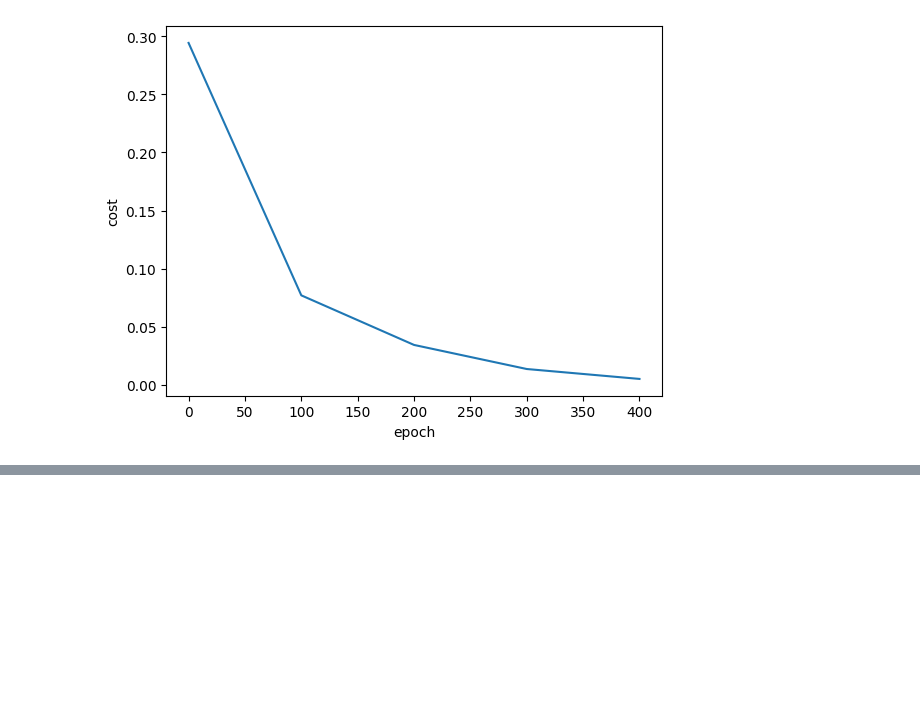
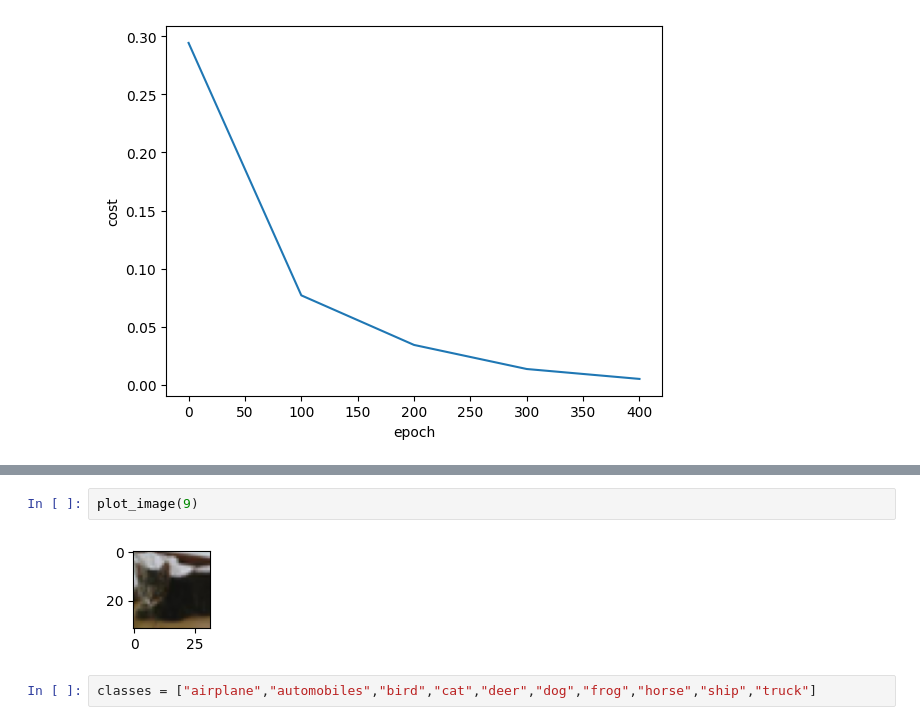
Before and after one commit to Surajpatra700/Deep-Learning_Project, a Jupyter notebook: Deep_Learning.ipynb, the cells around one changed output, grey strips where cells are left out. Saved outputs shown, nothing was run; the diff lists cells and outputs as text; blank space fills up the shorter version.

```diff
--- a/Deep_Learning.ipynb
+++ b/Deep_Learning.ipynb
@@ -628,0 +670,6 @@ plt.plot(epoch_list_sgd,cost_list_sgd)
+# %%
+plot_image(9)
+# %% [output]
+[figure, added]
+# %%
+classes = ["airplane","automobiles","bird","cat","deer","dog","frog","horse","ship","truck"]
```
Also changed, not shown: parts of 18 cells of this notebook.
